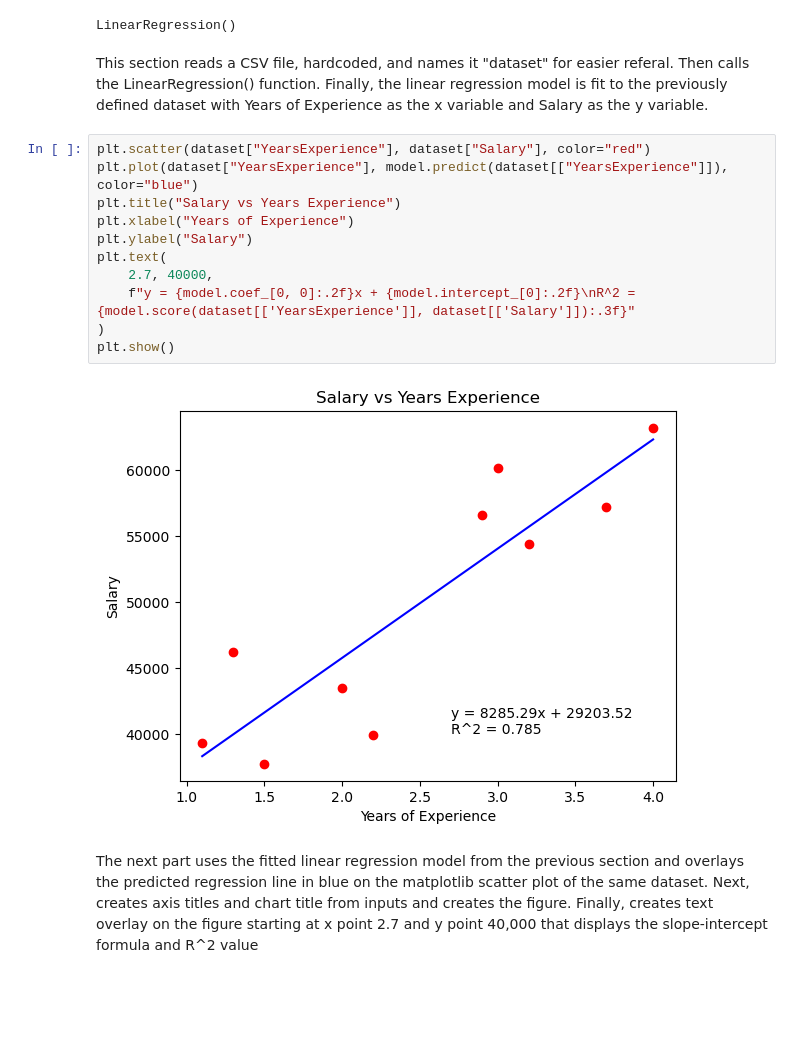
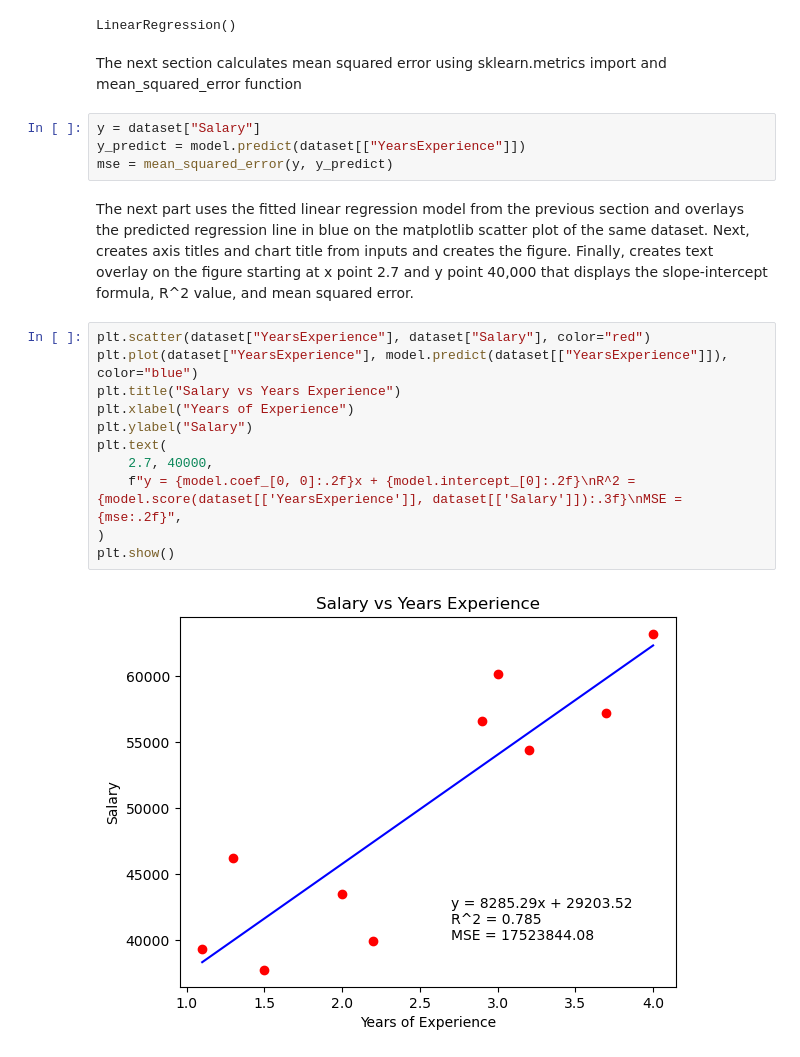
Before and after one commit to jstarkgrad-code/linear_regression-jupytr, a Jupyter notebook: manual/linear_regression_python.ipynb, the cells around one changed output. Saved outputs shown, nothing was run; the diff lists cells and outputs as text; blank space fills up the shorter version.

Commit message:
Added MSE revisions to Assignement 3 linear regression plots.

```diff
--- a/manual/linear_regression_python.ipynb
+++ b/manual/linear_regression_python.ipynb
@@ -12,20 +15,24 @@ model = LinearRegression()
 model.fit(dataset[["YearsExperience"]], dataset[["Salary"]])
 # %% [output]
 LinearRegression()
-# %% [markdown]
-This section reads a CSV file, hardcoded, and names it "dataset" for easier referal. Then calls the LinearRegression() function. Finally, the linear regression model is fit to the previously defined dataset with Years of Experience as the x variable and Salary as the y variable.
+# %% [markdown]
+The next section calculates mean squared error using sklearn.metrics import and mean_squared_error function
+# %%
+y = dataset["Salary"]
+y_predict = model.predict(dataset[["YearsExperience"]])
+mse = mean_squared_error(y, y_predict)
+# %% [markdown]
+The next part uses the fitted linear regression model from the previous section and overlays the predicted regression line in blue on the matplotlib scatter plot of the same dataset. Next, creates axis titles and chart title from inputs and creates the figure. Finally, creates text overlay on the figure starting at x point 2.7 and y point 40,000 that displays the slope-intercept formula, R^2 value, and mean squared error.
 # %%
 plt.scatter(dataset["YearsExperience"], dataset["Salary"], color="red")
 plt.plot(dataset["YearsExperience"], model.predict(dataset[["YearsExperience"]]), color="blue")
 plt.title("Salary vs Years Experience")
 plt.xlabel("Years of Experience")
 plt.ylabel("Salary")
 plt.text(
 	2.7, 40000,
-	f"y = {model.coef_[0, 0]:.2f}x + {model.intercept_[0]:.2f}\nR^2 = {model.score(dataset[['YearsExperience']], dataset[['Salary']]):.3f}"
+	f"y = {model.coef_[0, 0]:.2f}x + {model.intercept_[0]:.2f}\nR^2 = {model.score(dataset[['YearsExperience']], dataset[['Salary']]):.3f}\nMSE = {mse:.2f}",
 )
 plt.show()
 # %% [output]
-[figure, old version]
+[figure, new version]
-# %% [markdown]
-The next part uses the fitted linear regression model from the previous section and overlays the predicted regression line in blue on the matplotlib scatter plot of the same dataset. Next, creates axis titles and chart title from inputs and creates the figure. Finally, creates text overlay on the figure starting at x point 2.7 and y point 40,000 that displays the slope-intercept formula and R^2 value
```
Also changed, not shown: parts of 4 cells of this notebook, 9 other files.
